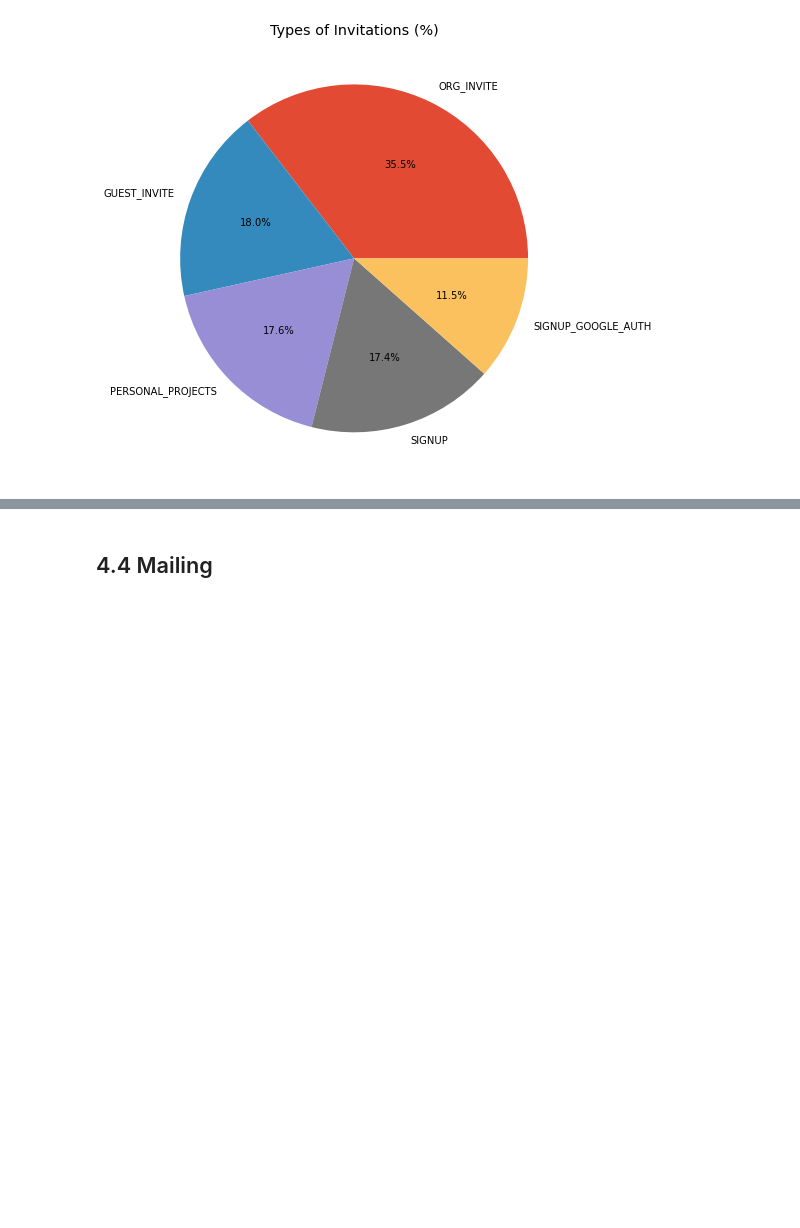
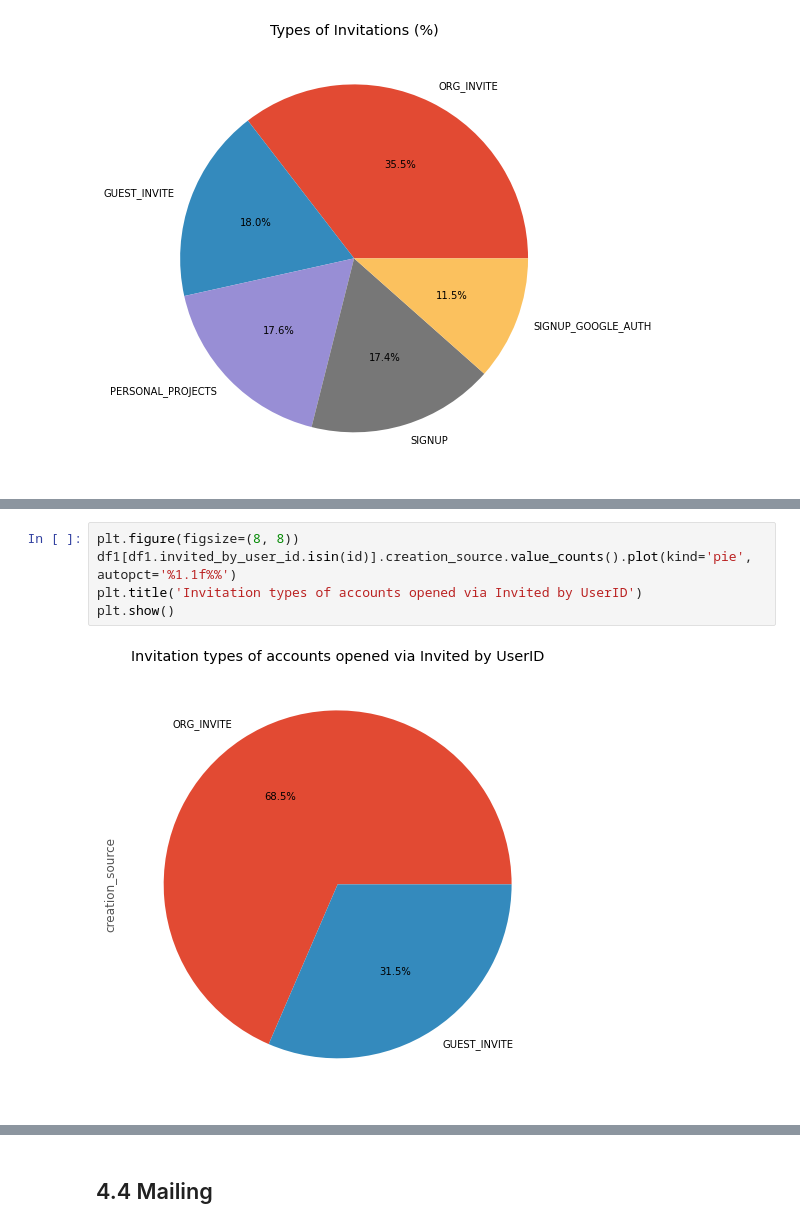
Before and after one commit to Jeyramana/GUVI_Assignments, a Jupyter notebook: Assignment_3/user.ipynb, the cells around one changed output, grey strips where cells are left out. Drawn from its saved outputs; the diff is of its cells as text; blank space fills up the shorter version.

```diff
--- a/Assignment_3/user.ipynb
+++ b/Assignment_3/user.ipynb
@@ -727,0 +759,7 @@ plt.show()
+# %%
+plt.figure(figsize=(8, 8))
+df1[df1.invited_by_user_id.isin(id)].creation_source.value_counts().plot(kind='pie', autopct='%1.1f%%')
+plt.title('Invitation types of accounts opened via Invited by UserID')
+plt.show()
+# %% [output]
+[figure, added]
```
Also changed, not shown: parts of 6 cells of this notebook.
